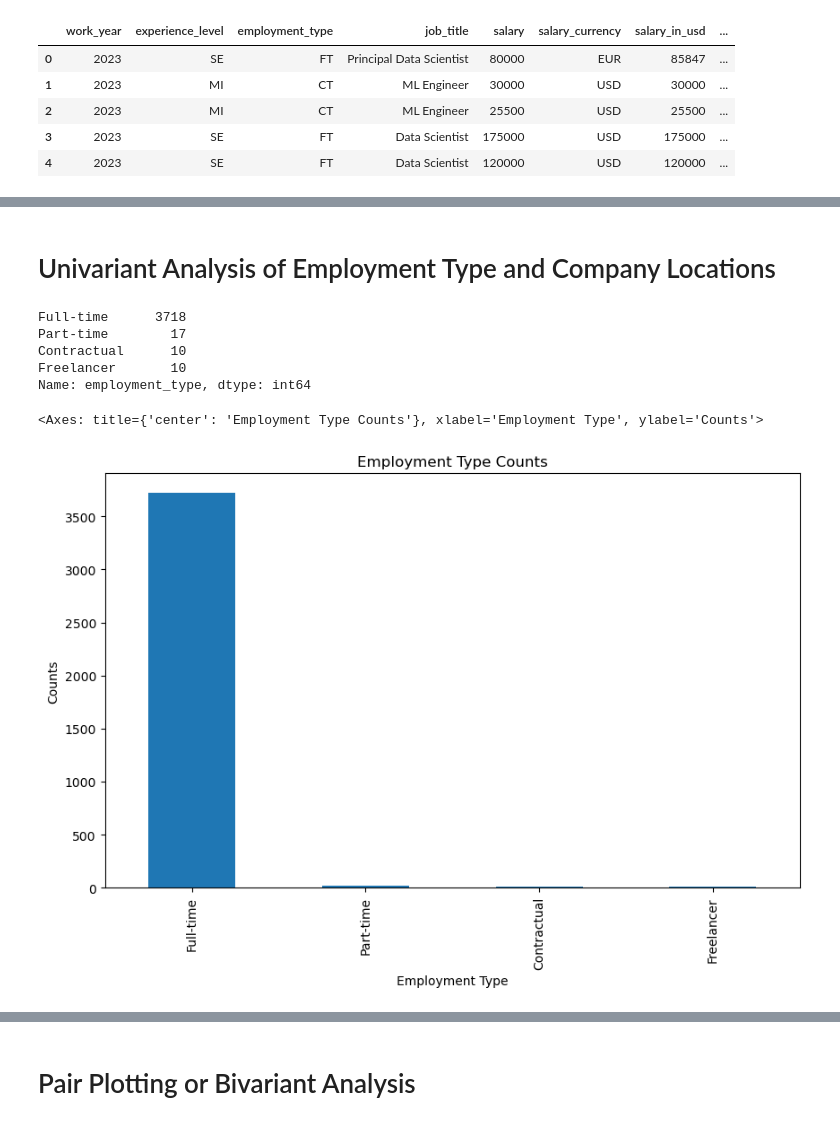
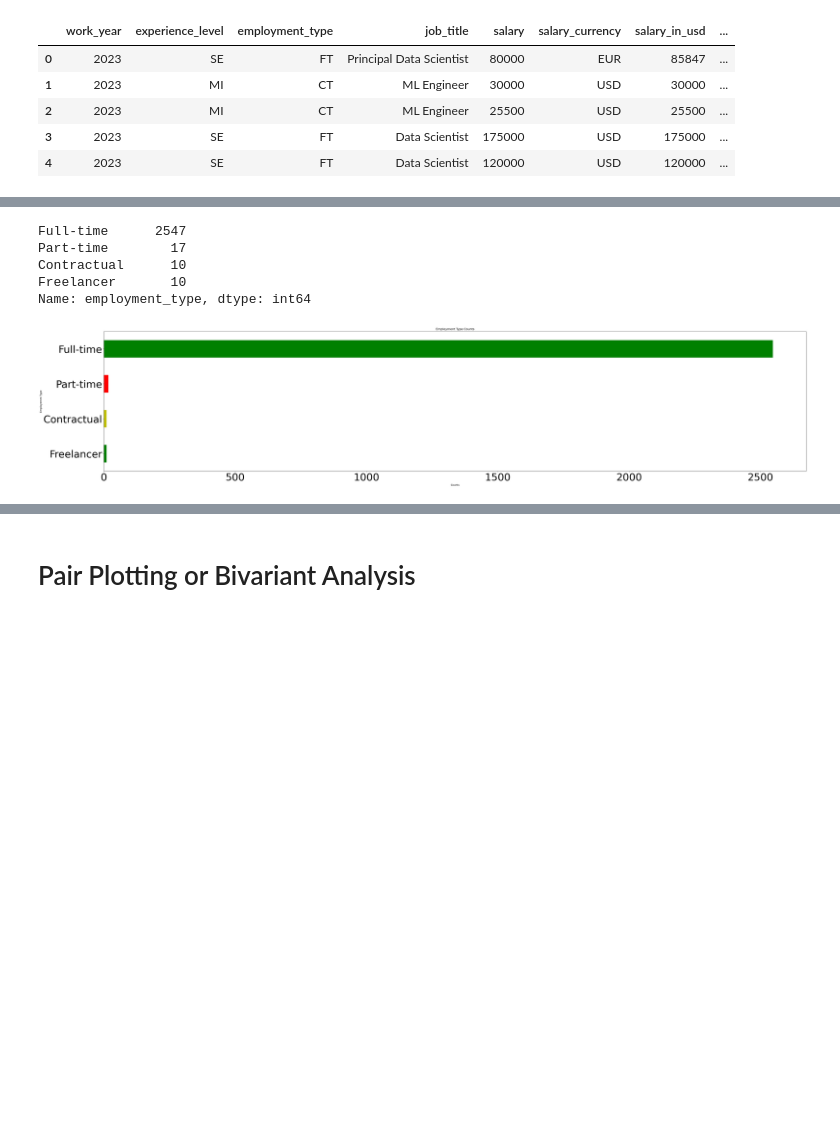
Before and after one commit to garimac12/project_acai, a Jupyter notebook: Project_NN.ipynb, the cells around one changed output, grey strips where cells are left out. Cells and saved outputs as stored; diff of their text form; code cells hidden in the pictures; blank space fills up the shorter version.

```diff
--- a/Project_NN.ipynb
+++ b/Project_NN.ipynb
@@ -90,3 +40,8 @@ df.head()
+# %%
+#Find duplicate rows
+duplicate_rows = df[df.duplicated()]
+#Remove duplicate rows
+df = df.drop_duplicates()
 # %%
 #Finding the number of rows and column of Data set
 a, b = df.shape
@@ -127,24 +55,22 @@ df.describe()
-# %% [markdown]
-# Univariant Analysis of Employment Type and Company Locations
 # %%
-# Employment_Type
+# Employment_Type (Univariant Analysis)
 employment_type = df["employment_type"].value_counts()
 employment_type
 # %% [output]
-Full-time      3718
+Full-time      2547
 Part-time        17
 Contractual      10
 Freelancer       10
 Name: employment_type, dtype: int64
 # %%
 employment_type.plot(
-    kind="bar",
-    figsize=(10,6),
+    kind="barh",
+    figsize=(50,10),
+    color=["g","r","y"],
     title="Employment Type Counts",
-    xlabel="Employment Type",
-    ylabel="Counts",
-    fontsize=10)
+    ylabel="Employemnt Type",
+    xlabel="Counts",
+    fontsize=40).invert_yaxis()
 # %% [output]
-<Axes: title={'center': 'Employment Type Counts'}, xlabel='Employment Type', ylabel='Counts'>
-[figure, old version]
+[figure, new version]
 # %%
```
Also changed, not shown: parts of 25 cells of this notebook.
